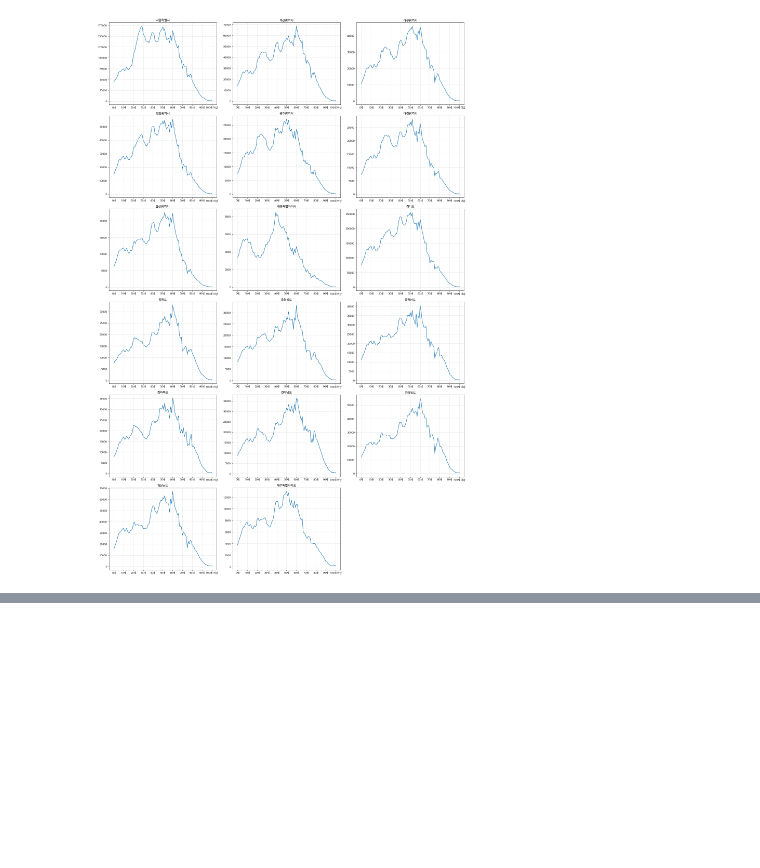
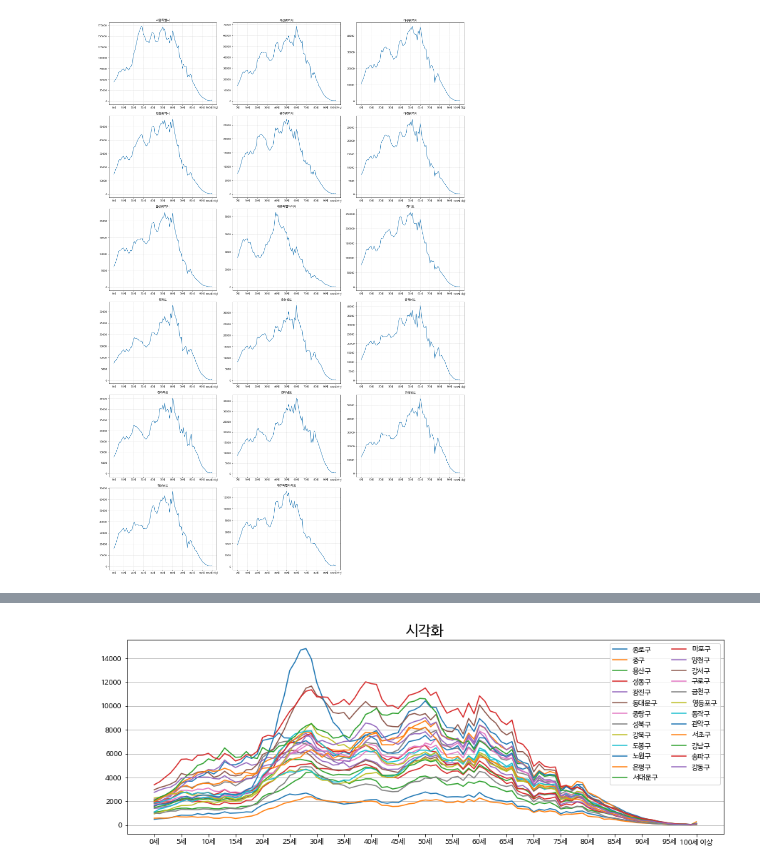
Before and after one commit to yojulab/learn_data_analytics, a Jupyter notebook: codes/연령별분포.ipynb, the cells around one changed output, grey strips where cells are left out. Saved outputs shown, nothing was run; the diff lists cells and outputs as text; code cells hidden in the pictures; blank space fills up the shorter version.

```diff
--- a/codes/연령별분포.ipynb
+++ b/codes/연령별분포.ipynb
@@ -238,0 +246,11 @@ fig.tight_layout()
+# %%
+plt.rcParams['figure.figsize']=(15,5)
+for index in range(len(gu_df)):
+  plt.plot(gu_df.iloc[index], label=gu_df.index[index].split(' ')[1])
+plt.legend(ncol=2)
+plt.xticks(range(0,101,5))
+plt.title('시각화', size=20)
+plt.grid(axis='y')
+plt.show()
+# %% [output]
+[figure, added]
```
Also changed, not shown: parts of 11 cells of this notebook.
